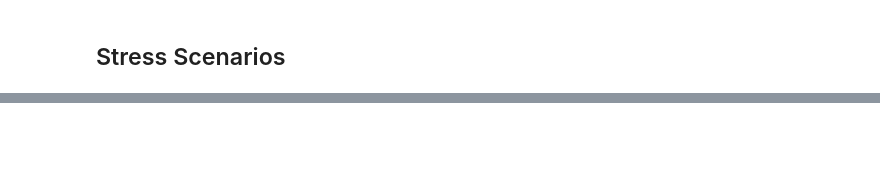
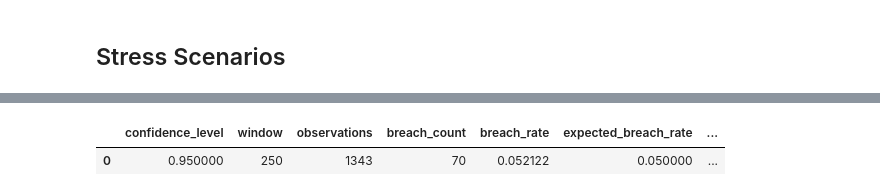
Before and after one commit to riturajFi/gidorah, a Jupyter notebook: portfolio_var_analysis.ipynb, the cells around one changed output, grey strips where cells are left out. Cells and saved outputs as stored; diff of their text form; code cells hidden in the pictures; blank space fills up the shorter version.

```diff
--- a/portfolio_var_analysis.ipynb
+++ b/portfolio_var_analysis.ipynb
@@ -224,0 +222,28 @@ px.bar(
+# %%
+# Backtest calc: compute rolling 95% historical VaR breaches using prior 250 days.
+
+backtest_service = RollingVaRBreachBacktestService()
+backtest_result = backtest_service.run(
+    portfolio_returns,
+    confidence_level=0.95,
+    window=250,
+)
+
+backtest_summary = pd.DataFrame(
+    [
+        {
+            "confidence_level": backtest_result.confidence_level,
+            "window": backtest_result.window,
+            "observations": backtest_result.observations,
+            "breach_count": backtest_result.breach_count,
+            "breach_rate": backtest_result.breach_rate,
+            "expected_breach_rate": backtest_result.expected_breach_rate,
+            "expected_breaches": backtest_result.expected_breaches,
+            "comment": backtest_result.comment,
+        }
+    ]
+)
+backtest_summary
+# %% [output]
+|  | confidence_level | window | observations | breach_count | breach_rate | expected_breach_rate | ... |
+| 0 | 0.950000 | 250 | 1343 | 70 | 0.052122 | 0.050000 | ... |
```
Also changed, not shown: parts of 9 cells of this notebook, 6 other files.
